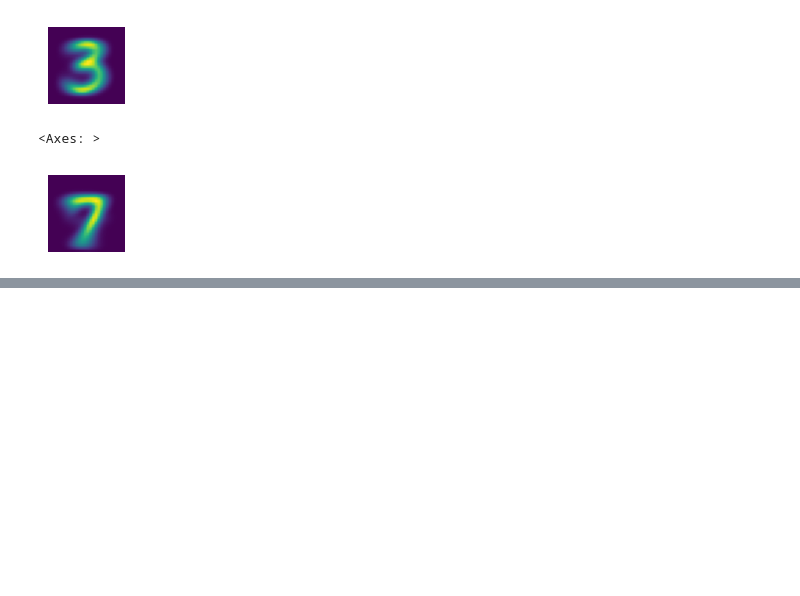
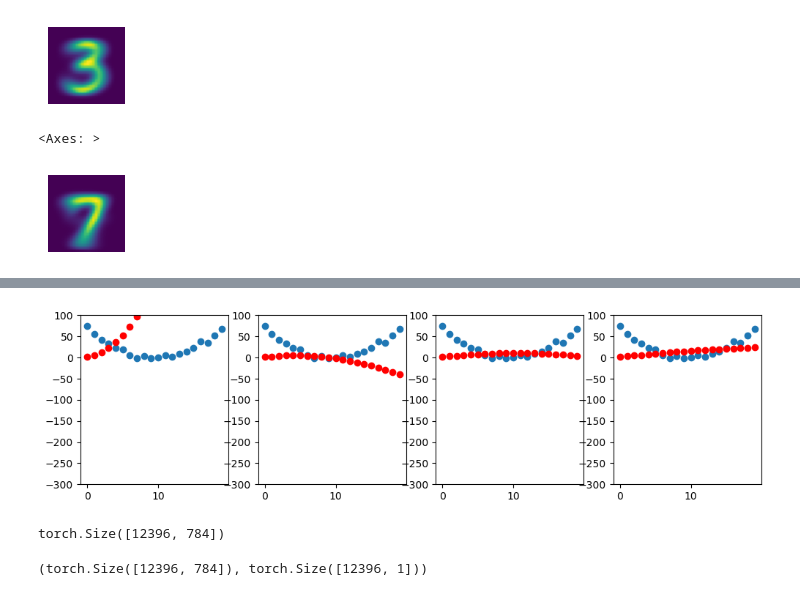
Before and after one commit to zzstephen/zzstephen, a Jupyter notebook: DL/hello_DL.ipynb, the cells around one changed output, grey strips where cells are left out. Saved outputs shown, nothing was run; the diff lists cells and outputs as text; code cells hidden in the pictures; blank space fills up the shorter version.

```diff
--- a/DL/hello_DL.ipynb
+++ b/DL/hello_DL.ipynb
@@ -167,3 +158,9 @@ def apply_step(params, prn=True):
     if prn:
         print(loss.item())
     return preds
+# %%
+_, axes = plt.subplots(1,4,figsize=(12,3))
+for ax in axes:
+    show_preds(apply_step(params, False),ax)
+# %% [output]
+[figure, added]
@@ -169,0 +169,4 @@ def apply_step(params, prn=True):
+# %%
+train_x.shape
+# %% [output]
+torch.Size([12396, 784])
@@ -169,0 +175,4 @@ def apply_step(params, prn=True):
+# %%
+train_x.shape, train_y.shape
+# %% [output]
+(torch.Size([12396, 784]), torch.Size([12396, 1]))
```
Also changed, not shown: parts of 43 cells of this notebook.
